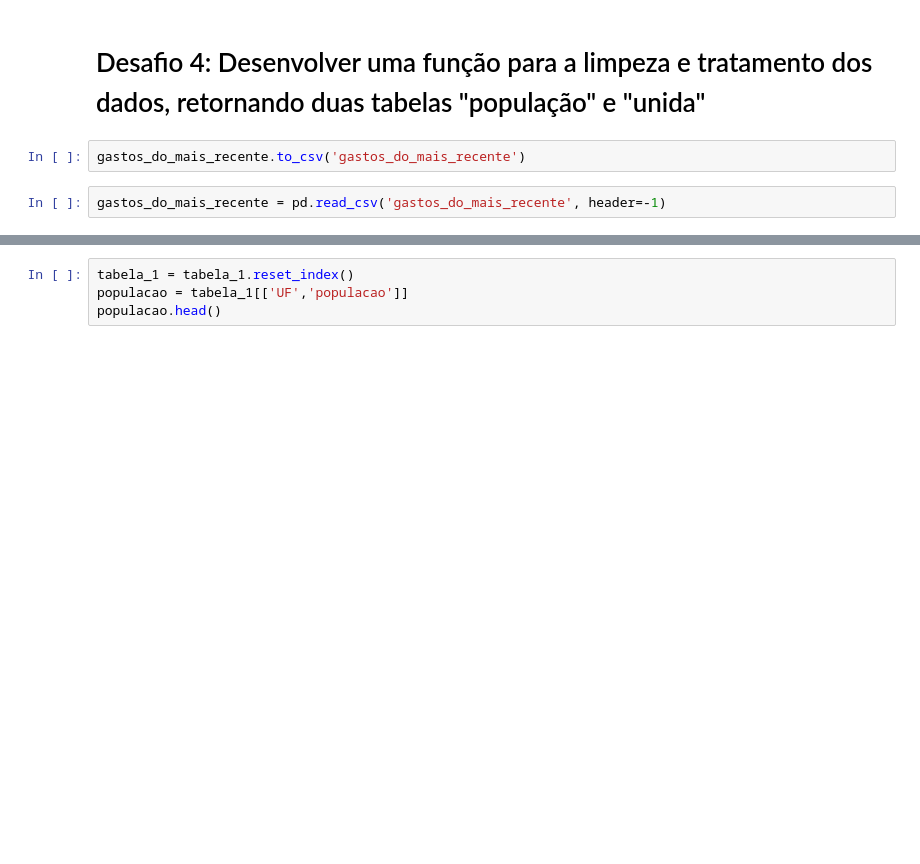
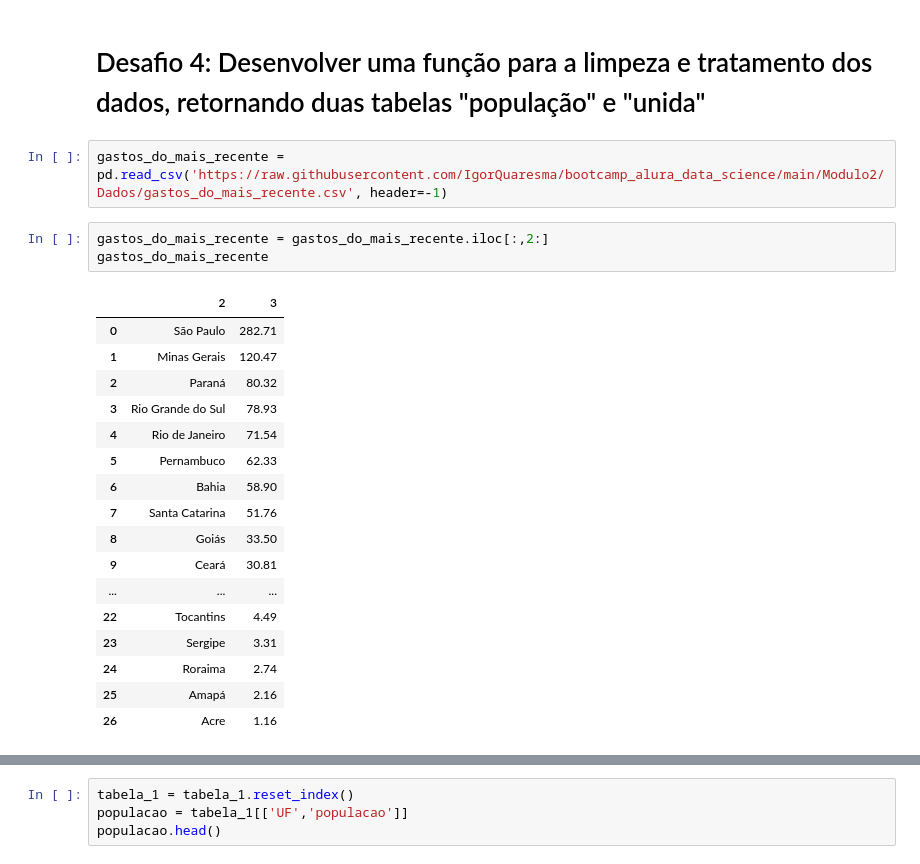
Before and after one commit to IgorQuaresma/bootcamp_alura_data_science, a Jupyter notebook: Modulo2/Notebooks/Bootcamp_Mod2_Aula1.ipynb, the cells around one changed output, grey strips where cells are left out. Saved outputs shown, nothing was run; the diff lists cells and outputs as text; blank space fills up the shorter version.

```diff
--- a/Modulo2/Notebooks/Bootcamp_Mod2_Aula1.ipynb
+++ b/Modulo2/Notebooks/Bootcamp_Mod2_Aula1.ipynb
@@ -181,10 +181,29 @@ tabela_1
 .str.cat("elemento_adicionado") #Adiciona (concatena) um caracter a outro
 # %% [markdown]
 # Desafio 4: Desenvolver uma função para a limpeza e tratamento dos dados, retornando duas tabelas "população" e "unida"
+# %%
+gastos_do_mais_recente = pd.read_csv('https://raw.githubusercontent.com/IgorQuaresma/bootcamp_alura_data_science/main/Modulo2/Dados/gastos_do_mais_recente.csv', header=-1)
 # %%
-gastos_do_mais_recente.to_csv('gastos_do_mais_recente')
+gastos_do_mais_recente = gastos_do_mais_recente.iloc[:,2:]
+gastos_do_mais_recente
+# %% [output]
+|  | 2 | 3 |
+| 0 | São Paulo | 282.71 |
+| 1 | Minas Gerais | 120.47 |
+| 2 | Paraná | 80.32 |
+| 3 | Rio Grande do Sul | 78.93 |
+| 4 | Rio de Janeiro | 71.54 |
+| 5 | Pernambuco | 62.33 |
+| 6 | Bahia | 58.90 |
+| 7 | Santa Catarina | 51.76 |
+| 8 | Goiás | 33.50 |
+| 9 | Ceará | 30.81 |
+| ... | ... | ... |
+| 22 | Tocantins | 4.49 |
+| 23 | Sergipe | 3.31 |
+| 24 | Roraima | 2.74 |
+| 25 | Amapá | 2.16 |
+| 26 | Acre | 1.16 |
-# %%
-gastos_do_mais_recente = pd.read_csv('gastos_do_mais_recente', header=-1)
 # %%
 gastos_do_mais_recente.columns = ['uf','2020/jul']
 gastos_do_mais_recente.head()
```
Also changed, not shown: parts of 2 cells of this notebook.
